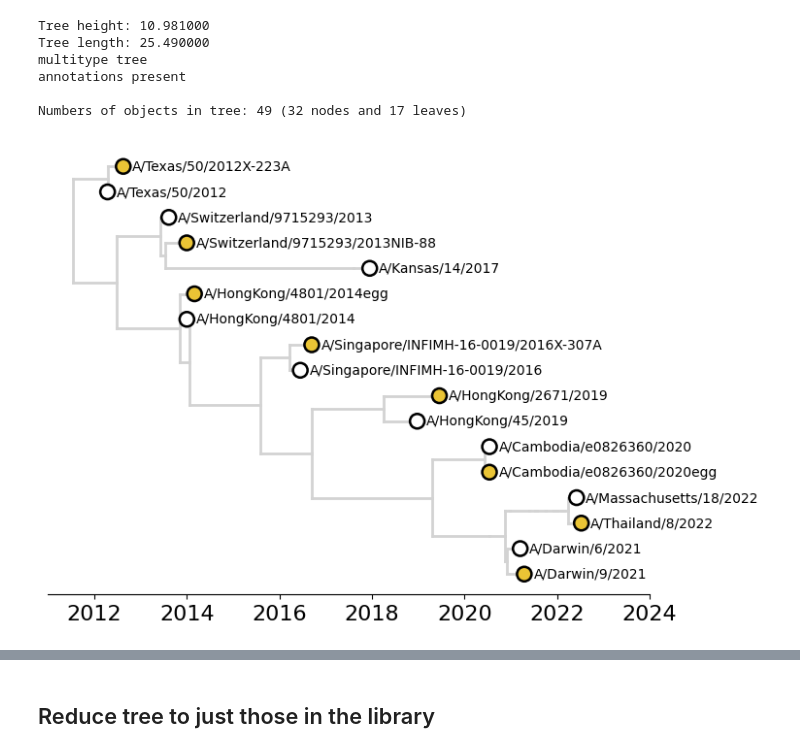
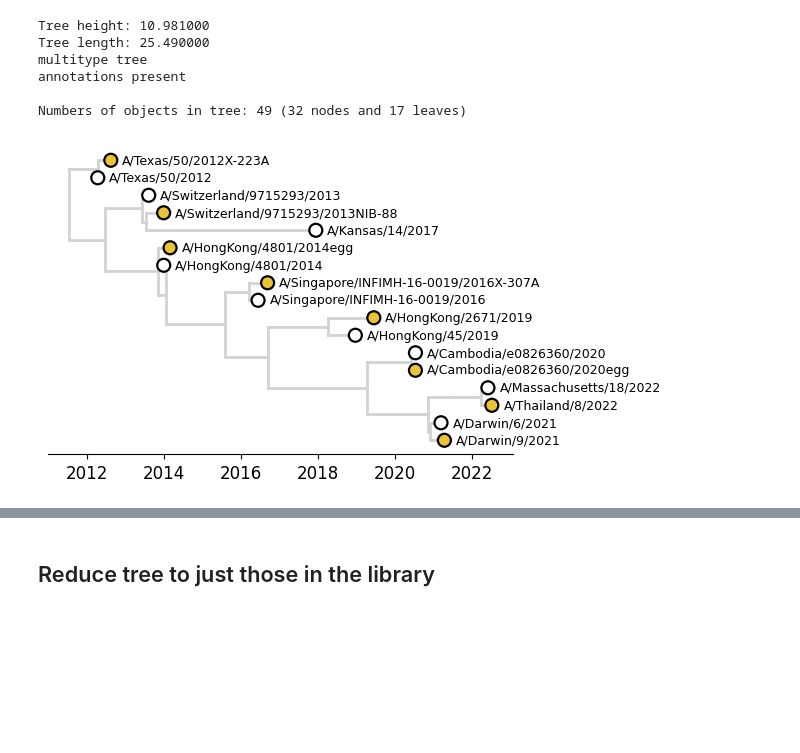
Before and after one commit to jbloomlab/flu_seqneut_H3N2_2023-2024, a Jupyter notebook: non-pipeline_analyses/draw_trees/plot_full_tree.ipynb, the cells around one changed output, grey strips where cells are left out. Cells and saved outputs as stored; diff of their text form; code cells hidden in the pictures; blank space fills up the shorter version.

```diff
--- a/non-pipeline_analyses/draw_trees/plot_full_tree.ipynb
+++ b/non-pipeline_analyses/draw_trees/plot_full_tree.ipynb
@@ -323,23 +282,7 @@ plt.show()
 # %% [markdown]
 ## Reduce tree to just vaccine strains
 # %%
-vaccine_strains = [
-    'A/Texas/50/2012', 'A/Texas/50/2012X-223A',
-    'A/Switzerland/9715293/2013', 'A/Switzerland/9715293/2013NIB-88',
-    'A/HongKong/4801/2014', 'A/HongKong/4801/2014egg',
-    'A/Singapore/INFIMH-16-0019/2016', 'A/Singapore/INFIMH-16-0019/2016X-307A',
-    'A/Kansas/14/2017',
-    # 'A/Kansas/14/2017X-327',
-    'A/HongKong/45/2019', 'A/HongKong/2671/2019',
-    'A/Cambodia/e0826360/2020', 'A/Cambodia/e0826360/2020egg',
-    'A/Darwin/6/2021', 'A/Darwin/9/2021',
-    'A/Massachusetts/18/2022',
-    'A/Thailand/8/2022'
-
-]
-
-keep_tips=[k for k in ll.Objects if k.is_leaf() and k.name in vaccine_strains] ## list of leaf objects that will remain in the tree - here only circulating strains in library
-# keep_tips=[k for k in ll.Objects if k.is_leaf() and k.name in library_strain_names_edit] ## list of leaf objects that will remain in the tree - here only circulating strains in library
+keep_tips=[k for k in ll.Objects if k.is_leaf() and k.name in vaccine_strains_ls] ## list of leaf objects that will remain in the tree - here only circulating strains in library
 vaccine_tree=ll.reduceTree(keep_tips) ## retrieve a reduced tree (multitype by default)
 vaccine_tree.treeStats()
 # %% [output]
@@ -350,26 +293,15 @@ annotations present
 
 Numbers of objects in tree: 49 (32 nodes and 17 leaves)
 # %%
-fig = plt.figure(figsize=(8,6),facecolor='w') ## create figure
+fig = plt.figure(figsize=(6,4),facecolor='w') ## create figure
 ax=plt.subplot(
     facecolor='w') ## create axes
 
-egg_vaccines = [
-    'A/Texas/50/2012X-223A',
-    'A/Switzerland/9715293/2013NIB-88',
-    'A/HongKong/4801/2014egg',
-    'A/Singapore/INFIMH-16-0019/2016X-307A',
-    # 'A/Kansas/14/2017X-327',
-    'A/HongKong/2671/2019',
-    'A/Cambodia/e0826360/2020egg',
-    'A/Darwin/9/2021',
-    'A/Thailand/8/2022'
-]
 
 # colors and sizes for vaccine strains and library strains
-point_colour = lambda k: '#eac435' if k.name in egg_vaccines else 'white' if k.name in vaccine_strains else 'black' ## colour red if vaccine strain, blue if circulating, otherwise black
+point_colour = lambda k: '#eac435' if k.name in egg_vaccine_strains_ls else 'white' if k.name in vaccine_strains_ls else 'black' ## colour red if vaccine strain, blue if circulating, otherwise black
 # point_shape =
-point_size = lambda k: 80 if k.name in egg_vaccines else 80 if k.name in vaccine_strains else 0
+point_size = lambda k: 60 if k.name in egg_vaccine_strains_ls else 60 if k.name in vaccine_strains_ls else 0
 
 # x coordinate will be absolute time of node
 x_attr=lambda k: k.absoluteTime
@@ -383,36 +315,38 @@ vaccine_tree.plotPoints(ax,
               x_attr=x_attr,
               target=lambda k: k.is_leaf(),
               size=point_size,
               colour=point_colour,
               zorder=4000) ## plot points on tips
 
 # X-axis tick params
-ax.tick_params(axis='x',labelsize=16)
+ax.tick_params(axis='x',labelsize=12)
 # Custom x-axis
-ax.set_xticks([2012,2014,2016,2018,2020,2022,2024])
-
+# ax.set_xticks([2012,2014,2016,2018,2020,2022,2024,2025])
+# ax.set_xticklabels([2012,2014,2016,2018,2020,2022,2024,''])
+# ax.tick_params(axis='x',size=0)
 
 # Remove ticks and spines except bottom
 [ax.spines[loc].set_visible(False) for loc in ax.spines if loc not in ['bottom']]
 ax.set_yticks([])
 ax.set_yticklabels([])
 
+
 # Add node text
 target_func=lambda k: k.is_leaf() ## which branches will be annotated
 text_func=lambda k: (k.name) ## what text is plotted
-text_x_attr=lambda k: k.absoluteTime+0.2 ## where x coordinate for text is
-kwargs={'va':'center','ha':'left','size': 10} ## kwargs for text
+text_x_attr=lambda k: k.absoluteTime + 0.3 ## where x coordinate for text is
+kwargs={'va':'center','ha':'left','size': 9} ## kwargs for text
 
 vaccine_tree.addText(ax,x_attr=text_x_attr,target=target_func,text=text_func,**kwargs) ## text will use a different x attribute function to shift it to the right
 
 
 
 plt.draw()
 
 # Save plot
 outfile = os.path.join('./results/vaccine_tree.png')
 plt.savefig(outfile, dpi = 600, bbox_inches = 'tight')
 
 plt.show()
 # %% [output]
-[figure, old version]
+[figure, new version]
```
Also changed, not shown: parts of 21 cells of this notebook, 14 other files.
